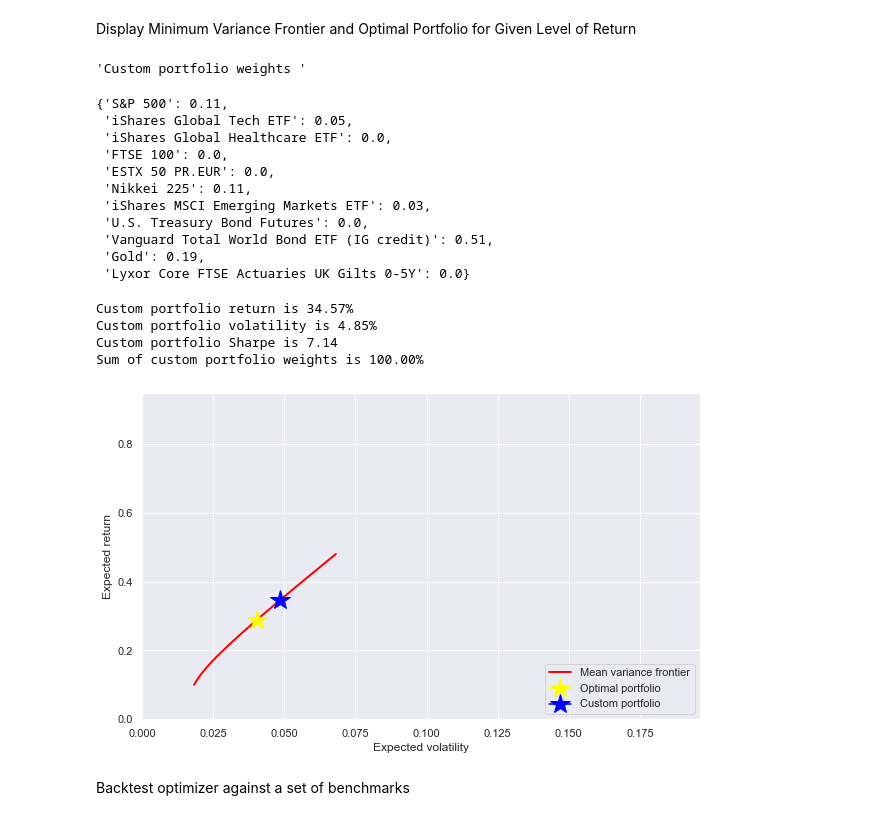
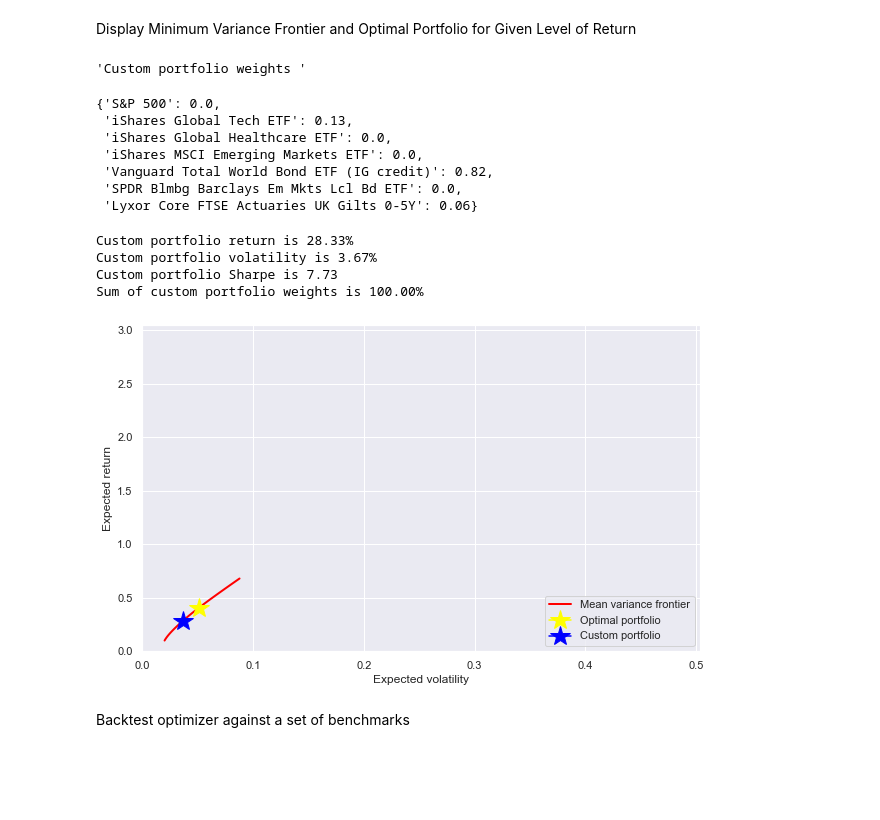
Before and after one commit to dhirlea/Portfolio-Optimizer, a Jupyter notebook: YahooPortfolioOptimizer.ipynb, the cells around one changed output. Cells and saved outputs as stored; diff of their text form; code cells hidden in the pictures; blank space fills up the shorter version.

```diff
--- a/YahooPortfolioOptimizer.ipynb
+++ b/YahooPortfolioOptimizer.ipynb
@@ -17,15 +17,17 @@ Construct URL Generator for given set of securities to import price data
 securities_dictionary ={'S&P 500':'^GSPC',
                         'iShares Global Tech ETF' : 'IXN',
                         'iShares Global Healthcare ETF' : 'IXJ',
-                        'FTSE 100' : '^FTSE',
-                        'ESTX 50 PR.EUR' : '^STOXX50E',
-                        'Nikkei 225' : '^N225',
+                        #'FTSE 100' : '^FTSE',
+                        #'ESTX 50 PR.EUR' : '^STOXX50E',
+                        #'Nikkei 225' : '^N225',
                         'iShares MSCI Emerging Markets ETF' : 'EEM',
-                        'U.S. Treasury Bond Futures' : 'ZB=F',
+                        #'U.S. Treasury Bond Futures' : 'ZB=F',
                         'Vanguard Total World Bond ETF (IG credit)' : 'BNDW',
-                        'Gold' : 'GC=F',
+                        #'Gold' : 'GC=F',
+                        'SPDR Blmbg Barclays Em Mkts Lcl Bd ETF' : 'EBND',
                         # 'Crude Oil' : 'CL=F',
-                        'Lyxor Core FTSE Actuaries UK Gilts 0-5Y' : 'GIL5.L' }
+                        'Lyxor Core FTSE Actuaries UK Gilts 0-5Y' : 'GIL5.L' #proxy for cash
+                        }
 
 #Specify frequency of data download eg. daily = '1d' /monthly = '1mo' /weekly = '1wk'
 
@@ -134,7 +132,7 @@ Create optimizer inputs: holding period return, risk and covariance matrix
 # %%
 #Calculate a dataframe of return and volatility to use as input to optimizer
 
-mean_variance_lookback = 50
+mean_variance_lookback = 100
 
 optimizer_return_inputs_list = []
 optimizer_volatility_inputs_list = []
@@ -160,7 +158,9 @@ display(optimizer_inputs_df)
 resampled_securities_return_df = 1 + securities_return_df
 resampled_securities_return_df = resampled_securities_return_df.resample(str(mean_variance_lookback)+'D').apply(np.prod)
 resampled_securities_return_df = resampled_securities_return_df -1
+resampled_securities_return_df = resampled_securities_return_df.shift(periods = 1, fill_value = 0)
 
+#Print covariance matrix for debugging purposes
 display(resampled_securities_return_df.tail())
 # %% [output]
 |  | Annualised Return | Annualised Volatility |
@@ -192,7 +188,7 @@ def port_ret(weights, returns):
 
 def optimizer_port_ret(weights):
     """ Computes portfolio return given a set of weights and assumes a set of security returns defined prior in the script"""
-    return port_ret(weights, optimizer_inputs_df['Annualised Return'])
+    return port_ret(weights, optimizer_inputs_df['Annualised Return']*1.2)
 
 def port_vol(weights, cov_matrix):
     return np.sqrt(np.dot(weights.transpose(), np.dot(cov_matrix, weights)))
@@ -210,7 +206,7 @@ def optimizer_port_sharpe(weights):
 #Define optimisation constraints eg. sum of all portfolio weights = 100%
 #Boundaries on parameters eg. limit to non-negative values assuming short selling is not permitted
 
-minimum_position_size = 0.00
+minimum_position_size = 0
 constraints = ({'type':'eq', 'fun' : lambda x: np.sum(x)-1})
 boundaries =tuple((minimum_position_size,1) for x in range(len(securities_dictionary)))
 
@@ -251,6 +247,11 @@ optimal_portfolio_df_backtest = pd.DataFrame(optimal_portfolio_dict_backtest).T
 optimal_portfolio_df_backtest.columns = securities_dictionary.keys()
 
 print('Backtested strategy rebalanced weights are', '\n')
-display(optimal_portfolio_df_backtest.tail())
+display(optimal_portfolio_df_backtest.head())
+
+optimal_portfolio_df_backtest_returns = np.multiply(optimal_portfolio_df_backtest, resampled_securities_return_df)
+optimal_portfolio_df_backtest_returns['Backtested strategy'] = optimal_portfolio_df_backtest_returns.sum(axis='columns')
+optimal_portfolio_df_backtest_returns.drop(optimal_portfolio_df_backtest_returns.index[0], inplace=True)
+optimal_portfolio_df_backtest_principal = np.cumprod(1+optimal_portfolio_df_backtest_returns['Backtested strategy'])
 # %% [output]
 'Optimal portfolio weights'
@@ -303,55 +300,51 @@ for tret in trets:
 tvols=np.array(tvols)
 
 #User specified target return. Optimizer returns custom portfolio weights to achieve target return
-tret = optimal_portfolio_return * 1.2
+tret = optimal_portfolio_return * 0.7
 
 
 custom_optimization = sco.minimize(optimizer_port_vol, equal_weights, method = 'SLSQP', bounds = boundaries, constraints = frontier_constrains)
 custom_portfolio_dict = dict(zip(securities_dictionary.keys(), custom_optimization.x.round(2)))
 custom_portfolio_weights = custom_optimization.x
 
 #Print custom portfolio statistics
 
 display('Custom portfolio weights ', custom_portfolio_dict)
 
 print('\n')
 print('Custom portfolio return is', '{0:.2%}'.format(tret))
 print('Custom portfolio volatility is', '{0:.2%}'.format(optimizer_port_vol(custom_optimization.x)))
 print('Custom portfolio Sharpe is', -1*optimizer_port_sharpe(custom_optimization.x).round(2))
 print('Sum of custom portfolio weights is', '{0:.2%}'.format(custom_portfolio_weights.sum()))
 
 #Display mean variance frontier, optimal portfolio and custom portfolio
 sns.set()
 
 plt.figure(figsize=(10, 6))
 plt.plot(tvols, trets, 'r', lw=2.0, color='red', label='Mean variance frontier')
 plt.plot(optimal_portfolio_volatility, optimal_portfolio_return, marker='*', color='yellow', markersize=20, label='Optimal portfolio')
 plt.plot(optimizer_port_vol(custom_optimization.x), tret, marker='*', color='blue', markersize=20, label='Custom portfolio')
-plt.ylim(0.0 , optimizer_inputs_df['Annualised Return'].max())
-plt.xlim(0.0 , optimizer_inputs_df['Annualised Volatility'].max())
+plt.ylim(0.0 , optimizer_inputs_df['Annualised Return'].max()*2)
+plt.xlim(0.0 , optimizer_inputs_df['Annualised Volatility'].max()*2)
 plt.xlabel('Expected volatility')
 plt.ylabel('Expected return')
 plt.legend(loc = 'lower right')
 
 plt.show()
 # %% [output]
 'Custom portfolio weights '
-{'S&P 500': 0.11,
- 'iShares Global Tech ETF': 0.05,
+{'S&P 500': 0.0,
+ 'iShares Global Tech ETF': 0.13,
  'iShares Global Healthcare ETF': 0.0,
- 'FTSE 100': 0.0,
- 'ESTX 50 PR.EUR': 0.0,
- 'Nikkei 225': 0.11,
- 'iShares MSCI Emerging Markets ETF': 0.03,
- 'U.S. Treasury Bond Futures': 0.0,
- 'Vanguard Total World Bond ETF (IG credit)': 0.51,
- 'Gold': 0.19,
- 'Lyxor Core FTSE Actuaries UK Gilts 0-5Y': 0.0}
+ 'iShares MSCI Emerging Markets ETF': 0.0,
+ 'Vanguard Total World Bond ETF (IG credit)': 0.82,
+ 'SPDR Blmbg Barclays Em Mkts Lcl Bd ETF': 0.0,
+ 'Lyxor Core FTSE Actuaries UK Gilts 0-5Y': 0.06}
-Custom portfolio return is 34.57%
-Custom portfolio volatility is 4.85%
-Custom portfolio Sharpe is 7.14
+Custom portfolio return is 28.33%
+Custom portfolio volatility is 3.67%
+Custom portfolio Sharpe is 7.73
 Sum of custom portfolio weights is 100.00%
-[figure, old version]
+[figure, new version]
 # %% [markdown]
 Backtest optimizer against a set of benchmarks
 # %%
```
Also changed, not shown: parts of 7 cells of this notebook.
